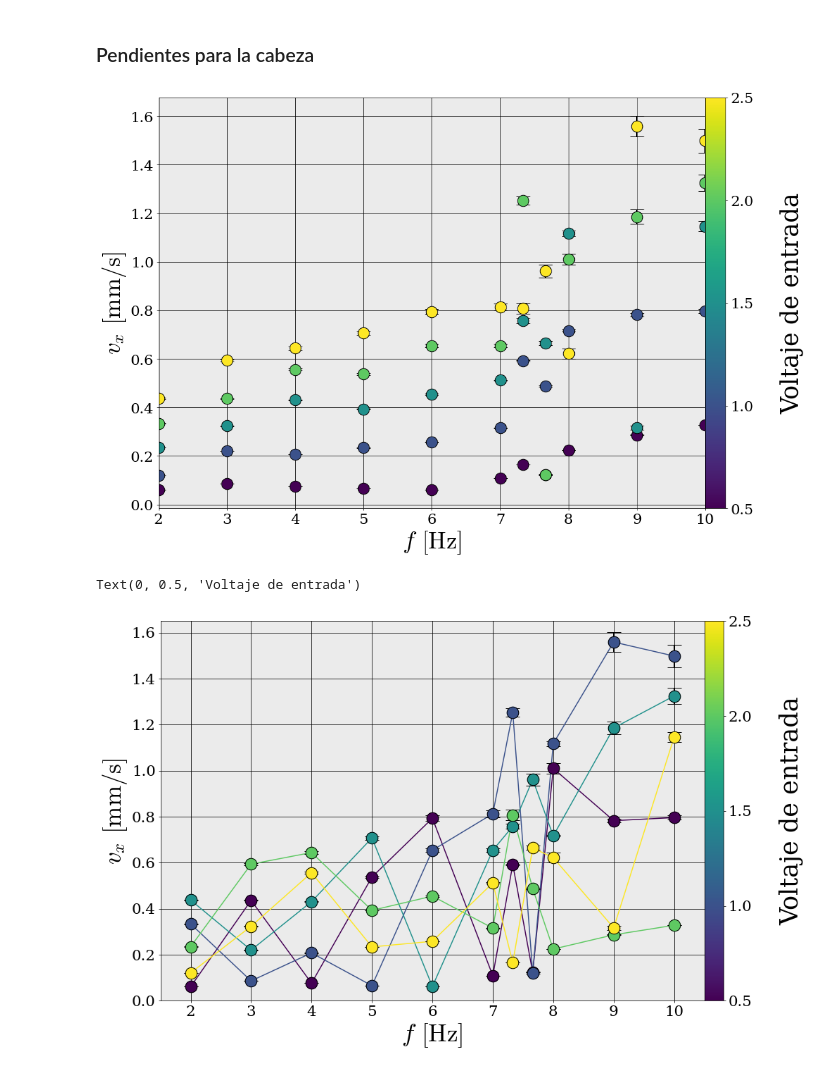
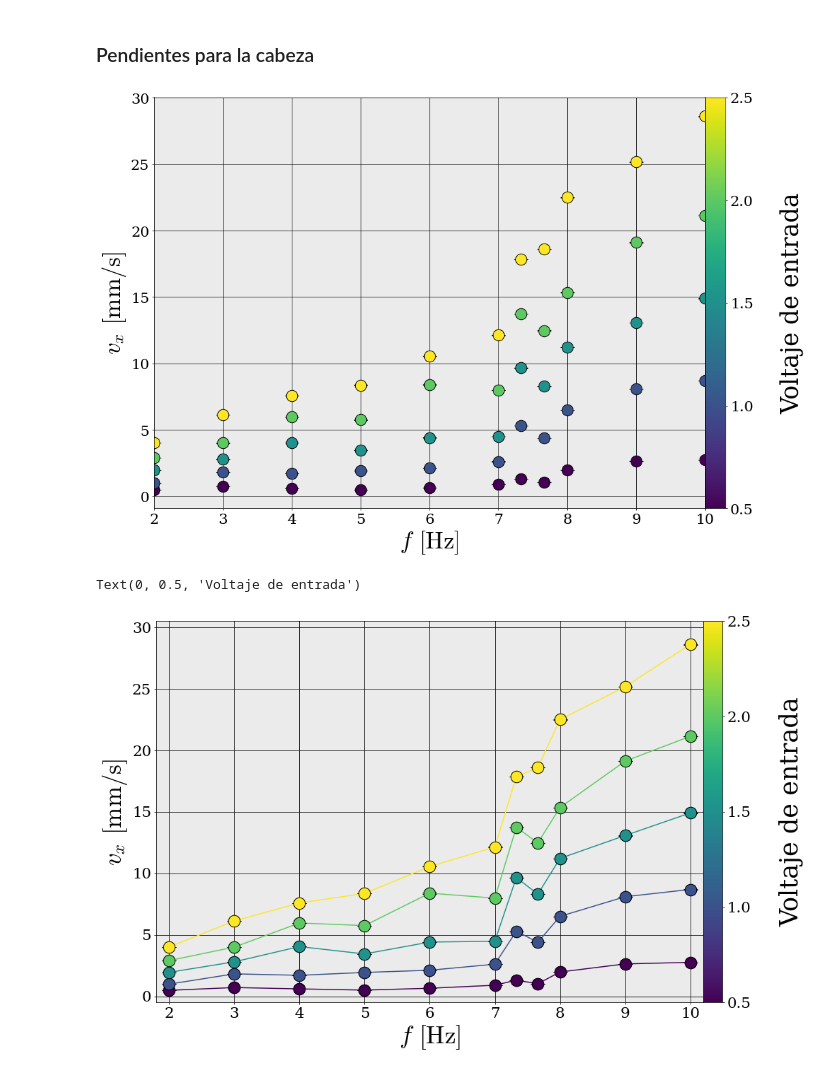
Before and after one commit to gardianc/Nado-ondulatorio, a Jupyter notebook: mas_graficos.ipynb, the cells around one changed output. Saved outputs shown, nothing was run; the diff lists cells and outputs as text; code cells hidden in the pictures.

```diff
--- a/mas_graficos.ipynb
+++ b/mas_graficos.ipynb
@@ -109,13 +109,14 @@ ax.set_ylabel(f'$x$ $[\\text{{mm}}]$')
 ### Pendientes para la cabeza
 # %%
 #We prepare a dataframe of all our filenames and a dataframe of all our csv's
-csv_names = [filepath for filepath in os.listdir('ECO20-45mm/cabeza') if '.csv' in filepath]
+csv_names = [filepath for filepath in os.listdir('ECO20-45mm/slopes-xt/cabeza') if '.csv' in filepath]
+csv_names = sorted(csv_names,key=lambda v: [int(i) for i in (v.split('-')[1].replace('Hz.csv','').split('.'))])
 filenamelist = pd.DataFrame().assign(name = csv_names)
-df = [pd.read_csv(f'ECO20-45mm/cabeza/{f}') for f in filenamelist['name']]
+df = [pd.read_csv(f'ECO20-45mm/slopes-xt/cabeza/{f}') for f in filenamelist['name']]
 # %%
 f_lineal = lambda x,a,b: a*x + b
 
-FREQ_ARRAY = ['2Hz','3Hz','4Hz','5Hz','6Hz','7Hz','7,33Hz','7,66Hz','8Hz','9Hz','10Hz']
+FREQ_ARRAY = ['2Hz','3Hz','4Hz','5Hz','6Hz','7Hz','7.33Hz','7.66Hz','8Hz','9Hz','10Hz']
 # FREQ_ARRAY = ['2Hz','3Hz','4Hz','5Hz','6Hz','7Hz','8Hz','9Hz','10Hz']
 VOLT_ARRAY = ['0,5Vpp', '1,00Vpp', '1,50Vpp', '2,00Vpp', '2,50Vpp']
 
@@ -134,30 +135,24 @@ colorscale_f = plt.cm.ScalarMappable(norm_f, cmap_f)
 
 freq_marker = MarkerStyle("o", fillstyle="left")
 volt_marker = MarkerStyle("o", fillstyle="right")
+
+df_slope = pd.DataFrame(index=VOLT_ARRAY_VALUES, columns=FREQ_ARRAY_VALUES,dtype=object)
+df_amplitude = pd.DataFrame(index=VOLT_ARRAY_VALUES, columns=FREQ_ARRAY_VALUES,dtype=object)
 # %%
 fig, ax = plt.subplots()
-
-values_slope_dict = dict({})
 
 for currHz in FREQ_ARRAY:
 
     filtered_namelist = [name for name in csv_names if re.match(r'\b'+currHz+r'\b',name.split('-')[1])] #We get the names of those files
 
-    # df_namelist = filenamelist[filenamelist['name'].str.contains(currVolt)] #We get the filenames corresponding to the voltage chosen
-    # filtered_namelist = df_namelist['name'] #We get the names of those files
-
-    values_slope_dict[f'{currHz}'] = dict({})
-    values_slope_dict[f'{currHz}']['value'] = np.array([])
-    values_slope_dict[f'{currHz}']['error'] = np.array([])
-
     for filename in filtered_namelist:
         df_txy = df[csv_names.index(filename)] #We retrieve the dataframe corresponding to our current filename
 
         #We retrieve the metadata of our measurements from the filename
-        s = filename.split('.')[0].split('-')
-        v,f = s[0],s[1]
+        s = filename.split('-')
+        v,f = s[0],s[1][:-4]
         vval = (float(v.split('V')[0].replace(',','.')) if 'mV' not in v else float(v.split('mV')[0].replace(',','.'))*1e-3)
-        fval = float(f.split('Hz')[0].replace(',','.'))
+        fval = float(f.split('Hz')[0])
 
         #Setting colors for our datapoints
         freq_color = cmap_f(norm_f(fval))
@@ -171,8 +166,8 @@ for currHz in FREQ_ARRAY:
         err_popt = np.sqrt(np.diag(popv))
         # print(f' {v}-{f} => parametros: {popt[0]}, {popt[1]} ; errores: {err_popt[0]}, {err_popt[1]} ')
 
-        values_slope_dict[f'{currHz}']['value'] = np.append(values_slope_dict[f'{currHz}']['value'],popt[0])
-        values_slope_dict[f'{currHz}']['error'] = np.append(values_slope_dict[f'{currHz}']['error'],err_popt[0])
+        df_slope.loc[vval,fval] = (popt[0],err_popt[0])
+
         # Plotting
         ax.errorbar(fval, np.abs(popt[0]), markerfacecolor = volt_color, fmt='o',
                     yerr = err_popt[0], xerr = None, color = 'k', ecolor = 'k',
@@ -193,31 +188,31 @@ ax.set_ylabel(f'$v_x$ $[\\text{{mm/s}}]$')
 
 fig.tight_layout()
 # %% [output]
-[figure, old version]
+[figure, new version]
 # %%
 fig,ax = plt.subplots()
-for i,vval in enumerate(VOLT_ARRAY_VALUES):
-    values = np.array([values_slope_dict[currHz]['value'][i] for currHz in FREQ_ARRAY])
-    errors = np.array([values_slope_dict[currHz]['error'][i] for currHz in FREQ_ARRAY])
-    ax.plot(FREQ_ARRAY_VALUES,np.abs(values), 'o-', ms=17, color=cmap_v(norm_v(vval)))
-    ax.errorbar(FREQ_ARRAY_VALUES, np.abs(values), markerfacecolor = cmap_v(norm_v(vval)), fmt='o',
+for row in df_slope.iterrows():
+    volt_color = cmap_v(norm_v(row[0]))
+    values = [row[1].iloc[i][0] for i in np.arange(len(row[1]))]
+    errors = [row[1].iloc[i][1] for i in np.arange(len(row[1]))]
+    ax.plot(FREQ_ARRAY_VALUES,np.abs(values), 'o-', ms=17, color=volt_color)
+    ax.errorbar(FREQ_ARRAY_VALUES, np.abs(values), markerfacecolor = volt_color, fmt='o',
             yerr = errors, xerr = None, color = 'k', ecolor = 'k',
             ms=17, elinewidth=2, lw=3, capsize=10)
 
-
 ax.set_xlabel(f'$f$ $[\\text{{Hz}}]$')
 ax.set_ylabel(f'$v_x$ $[\\text{{mm/s}}]$')
-ax.set_xlim([1.5,10.5])
-ax.set_ylim([0,1.65])
+ax.set_xlim([1.8,10.2])
+ax.set_ylim([-.5,30.5])
 #Colorbar configuration
 cbar_term = fig.colorbar(colorscale_v, ax=ax, location='right', orientation='vertical', pad=0, fraction=0.05)
 cbar_term.ax.set_ylim(VOLT_ARRAY_VALUES[0],VOLT_ARRAY_VALUES[-1])
 cbar_term.ax.ticklabel_format(axis='x',style='sci',scilimits=(0,2))
 cbar_term.ax.set_yticks(VOLT_ARRAY_VALUES)
 cbar_term.ax.set_ylabel('Voltaje de entrada',labelpad=40)
 # %% [output]
 Text(0, 0.5, 'Voltaje de entrada')
-[figure, old version]
+[figure, new version]
 # %%
 import natsort
 npz_names = natsort.natsorted([filepath for filepath in os.listdir('ECO20-45mm/forma_cola_rotada') if '.npz' in filepath])
```
Also changed, not shown: parts of 3 cells of this notebook, 2 other files.
